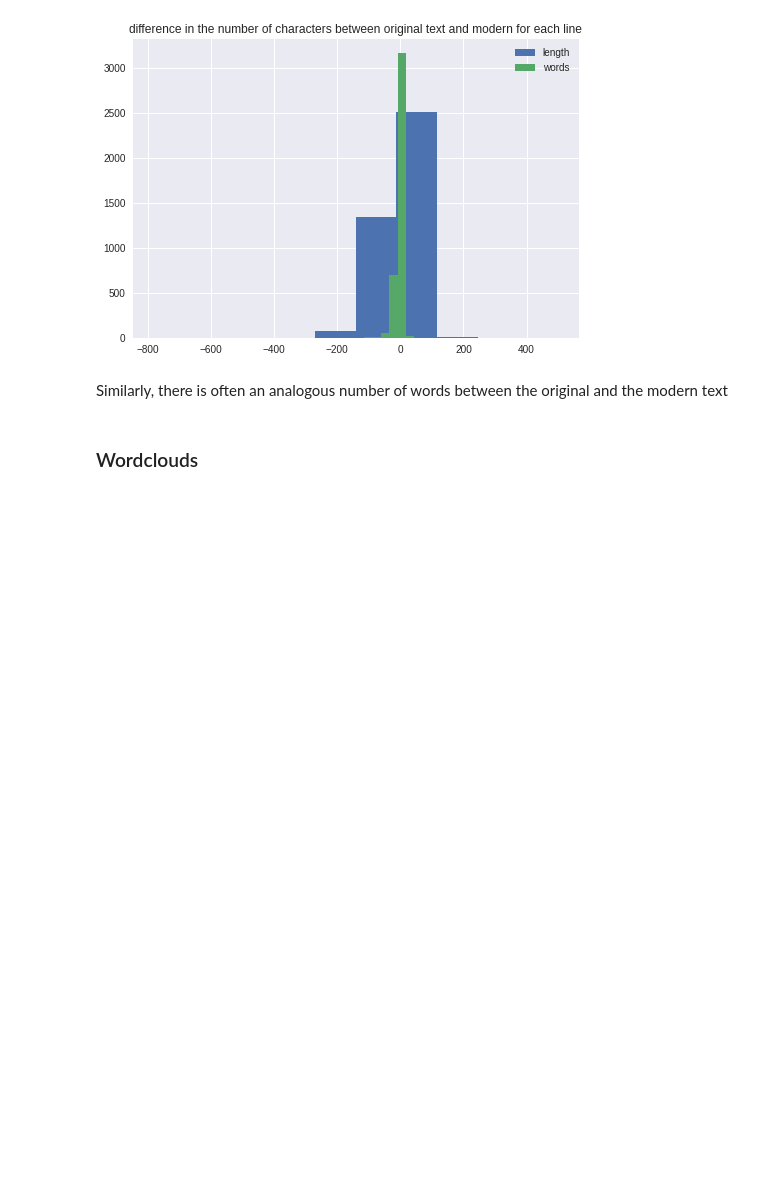
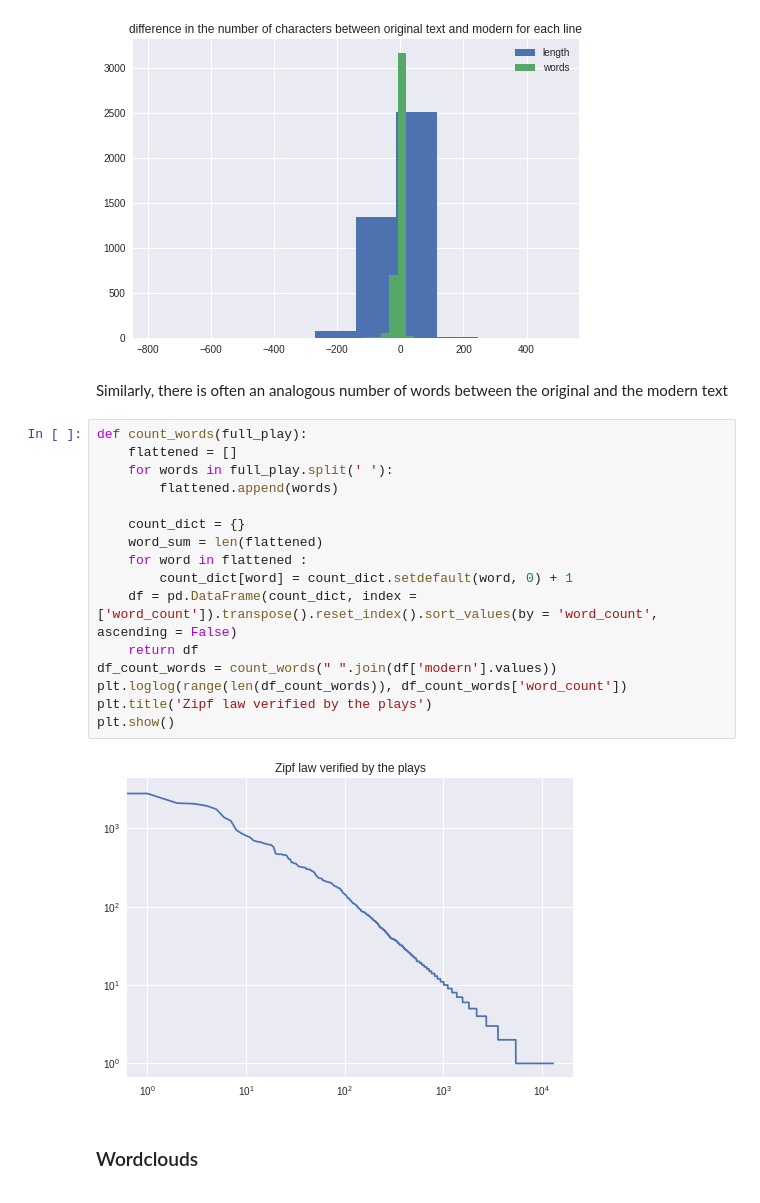
Before and after one commit to vdelale/NLP-ENSAE, a Jupyter notebook: full_project.ipynb, the cells around one changed output. Cells and saved outputs as stored; diff of their text form; blank space fills up the shorter version.

```diff
--- a/full_project.ipynb
+++ b/full_project.ipynb
@@ -171,6 +183,24 @@ plt.show()
 [figure]
 # %% [markdown]
 Similarly, there is often an analogous number of words between the original and the modern text
+# %%
+def count_words(full_play):
+    flattened = []
+    for words in full_play.split(' '):
+        flattened.append(words)
+
+    count_dict = {}
+    word_sum = len(flattened)
+    for word in flattened :
+        count_dict[word] = count_dict.setdefault(word, 0) + 1
+    df = pd.DataFrame(count_dict, index = ['word_count']).transpose().reset_index().sort_values(by = 'word_count', ascending = False)
+    return df
+df_count_words = count_words(" ".join(df['modern'].values))
+plt.loglog(range(len(df_count_words)), df_count_words['word_count'])
+plt.title('Zipf law verified by the plays')
+plt.show()
+# %% [output]
+[figure, added]
 # %% [markdown]
 ### Wordclouds
 <a class="anchor" id="wordclouds"></a>
```
Also changed, not shown: parts of 67 cells of this notebook.
